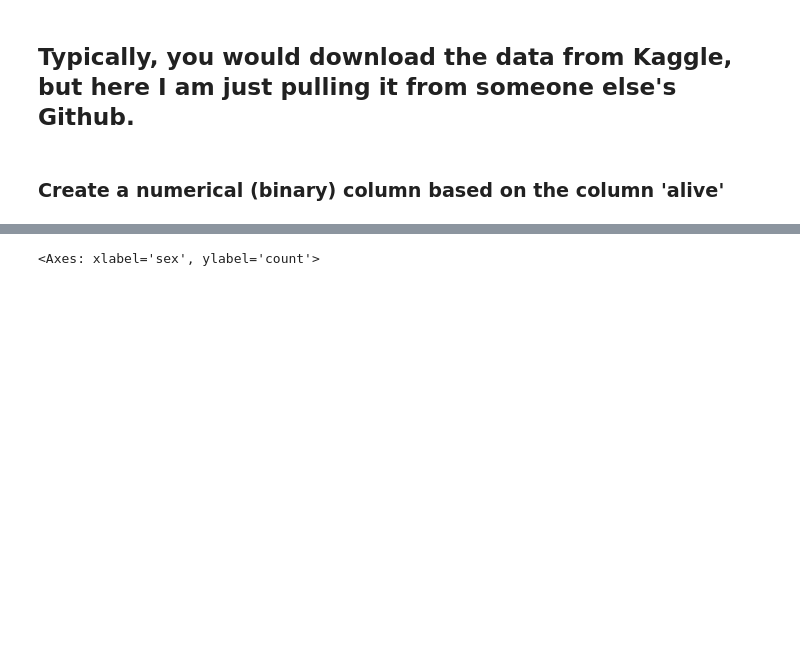
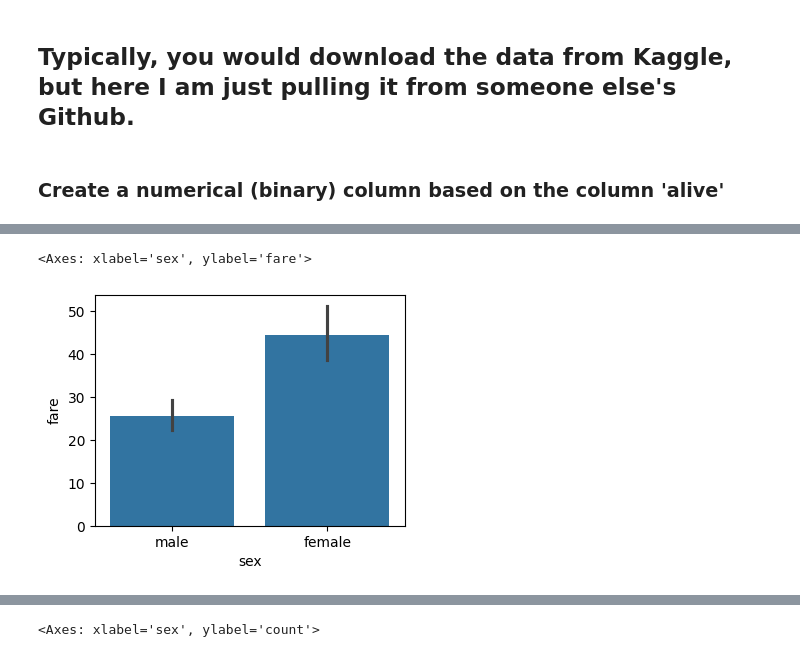
Before and after one commit to JyothsnaGH/PythonforFinance, a Jupyter notebook: Week04_Titanic.ipynb, the cells around one changed output, grey strips where cells are left out. Cells and saved outputs as stored; diff of their text form; code cells hidden in the pictures; blank space fills up the shorter version.

```diff
--- a/Week04_Titanic.ipynb
+++ b/Week04_Titanic.ipynb
@@ -58,8 +216,11 @@ titanic.head(2)
 # %%
 fig = plt.gcf()
 fig.set_size_inches(4, 3)
-sns.barplot(y = "fare",x = "pclass",data = titanic)
+# sns.barplot(y = "fare",x = "pclass",data = titanic)
 sns.barplot(y = "fare",x = "sex",data = titanic)
+# %% [output]
+<Axes: xlabel='sex', ylabel='fare'>
+[figure, added]
 # %%
 fig = plt.gcf()
 fig.set_size_inches(4, 3)
```
Also changed, not shown: parts of 20 cells of this notebook.
